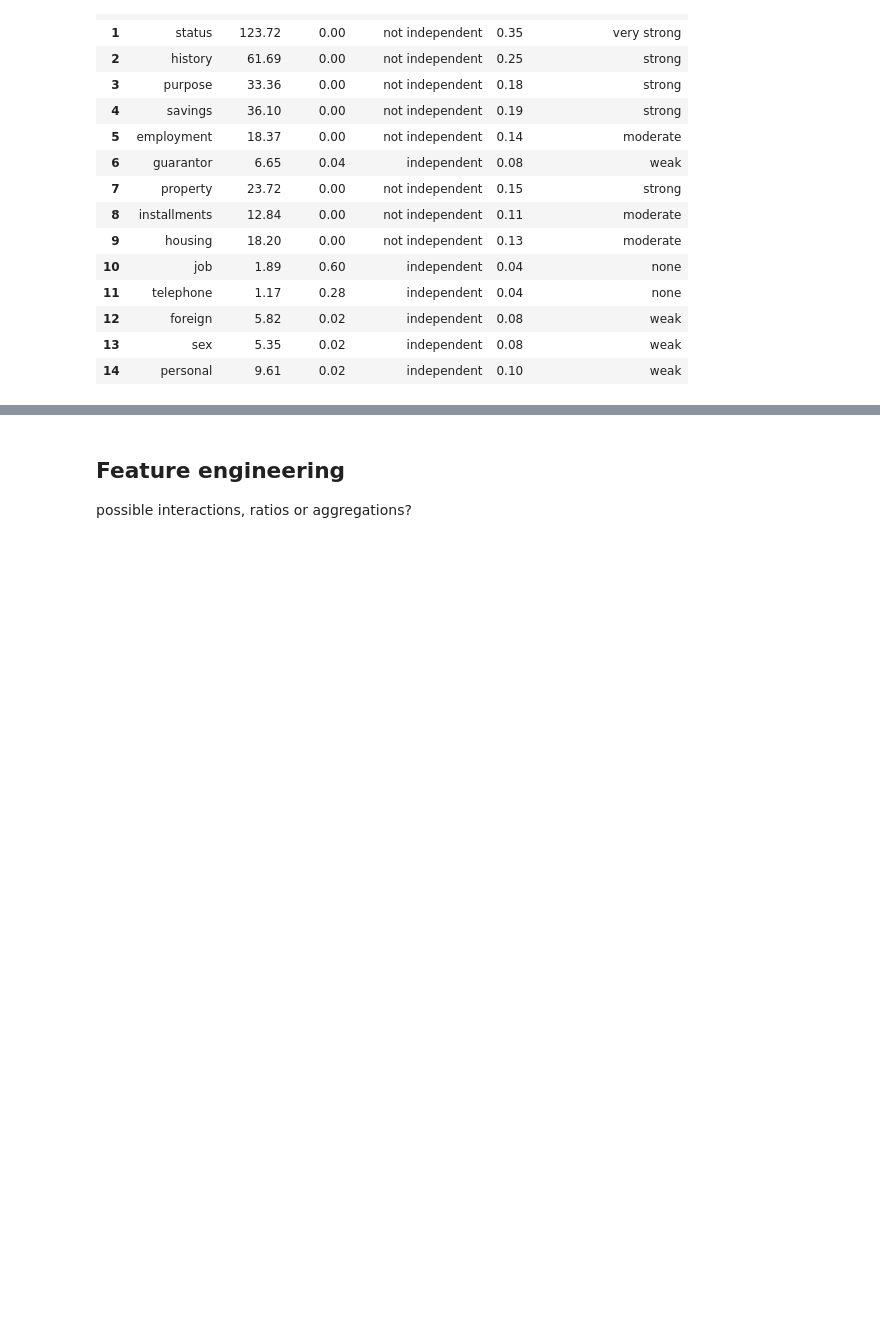
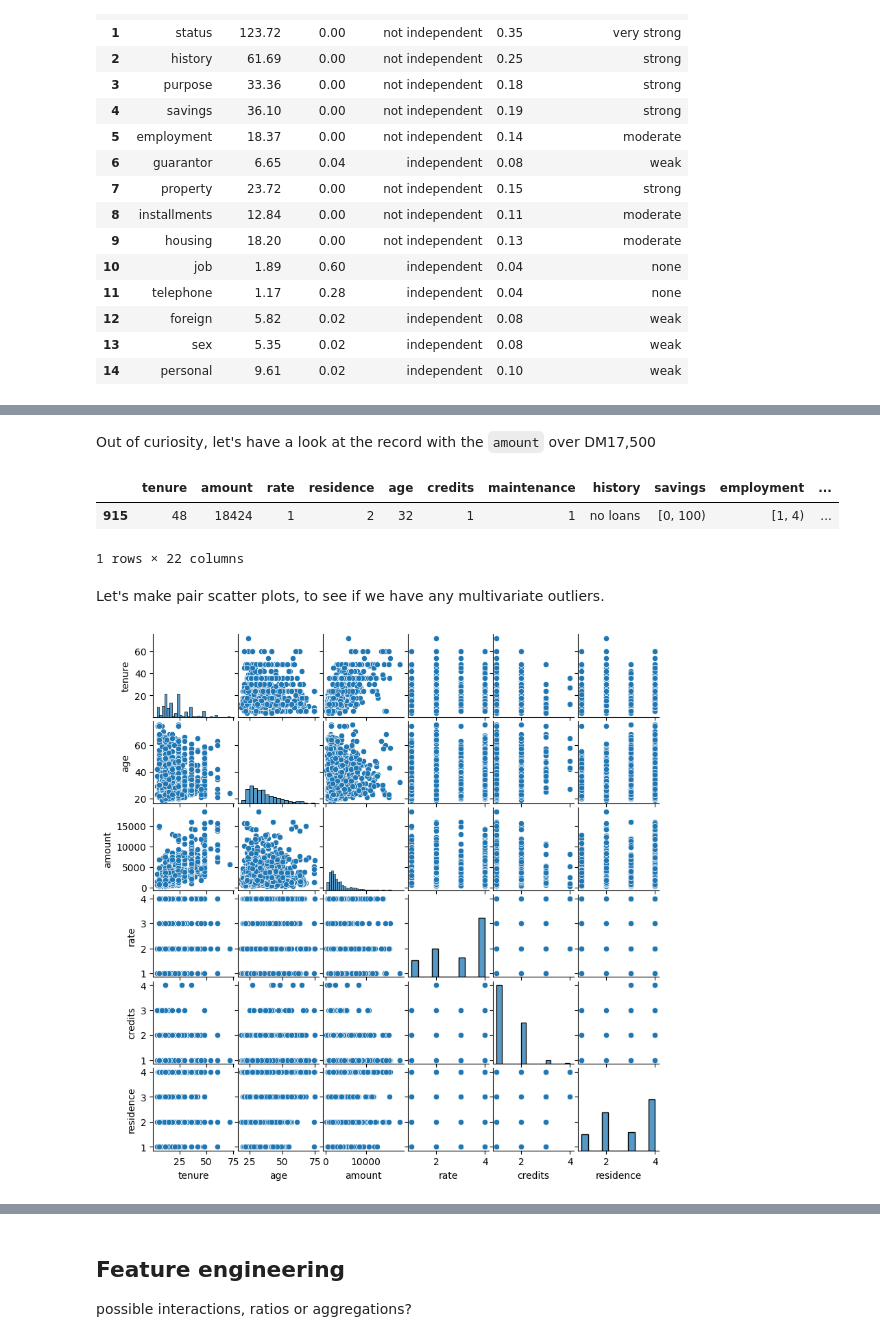
Before and after one commit to leztien/portfolio-project-classification-for-german-credit-database, a Jupyter notebook: exploratory_data_analysis.ipynb, the cells around one changed output, grey strips where cells are left out. Saved outputs shown, nothing was run; the diff lists cells and outputs as text; code cells hidden in the pictures; blank space fills up the shorter version.

```diff
--- a/exploratory_data_analysis.ipynb
+++ b/exploratory_data_analysis.ipynb
@@ -933,3 +918,19 @@ link: https://chat.openai.com/share/57938280-8fe6-4809-aa0c-76f5b7de4d72
+# %% [markdown]
+Out of curiosity, let's have a look at the record with the `amount` over DM17,500
+# %%
+df[df['amount']>17500]
+# %% [output]
+|  | tenure | amount | rate | residence | age | credits | maintenance | history | savings | employment | ... |
+| 915 | 48 | 18424 | 1 | 2 | 32 | 1 | 1 | no loans | [0, 100) | [1, 4) | ... |
+1 rows × 22 columns
+# %% [markdown]
+Let's make pair scatter plots, to see if we have any multivariate outliers.
+# %%
+# No multivariate outliers are visible here
+grid = sns.pairplot(df[num_cols])
+grid.fig.set_size_inches(8, 8);
+# %% [output]
+[figure, added]
 # %% [markdown]
 ## Missing Values
 
```
Also changed, not shown: parts of 11 cells of this notebook, 2 other files.
